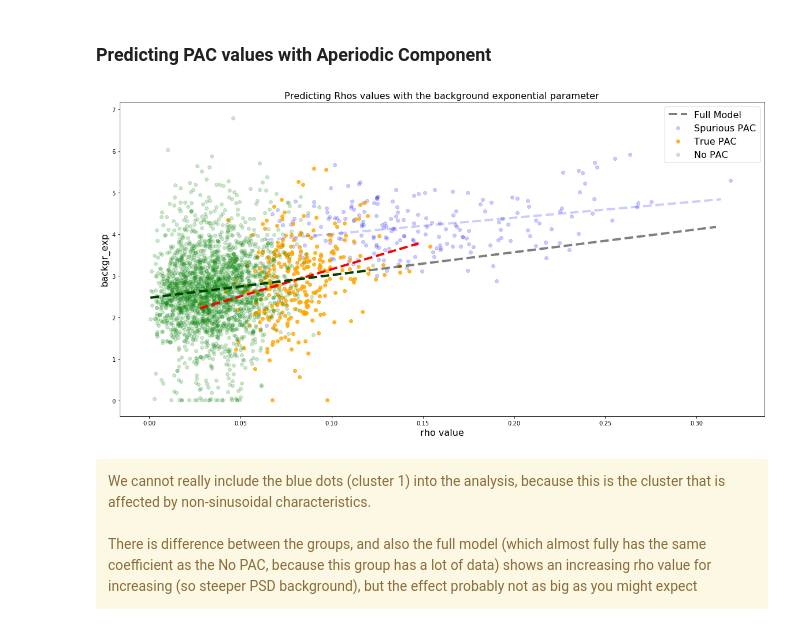
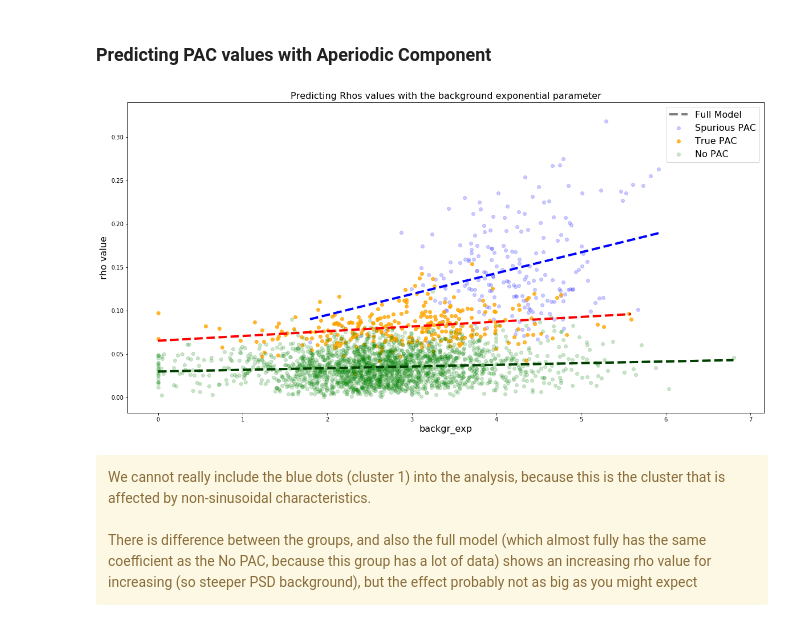
Before and after one commit to JaapVanDerAar/project_pac, a Jupyter notebook: pac_jupyter/4. Investigating the Aperiodic Component in PAC.ipynb, the cells around one changed output. Drawn from its saved outputs; the diff is of its cells as text; code cells hidden in the pictures.

```diff
--- a/pac_jupyter/4. Investigating the Aperiodic Component in PAC.ipynb
+++ b/pac_jupyter/4. Investigating the Aperiodic Component in PAC.ipynb
@@ -78,57 +83,57 @@ pac_rhos_nopac = features_df_nopac['pac_rhos_nopac'].values.reshape(-1,1)
 plt.figure(figsize=(20,10))
 
 # Cluster 0: scatter + linear regression
-plt.scatter(features_df[features_df['Clusters']==0]['pac_rhos'],
-           features_df[features_df['Clusters']==0]['backgr_exp'],
+plt.scatter(features_df[features_df['Clusters']==0]['backgr_exp'],
+            features_df[features_df['Clusters']==0]['pac_rhos'],
            color='blue', alpha =.2, label='Spurious PAC')
 
 reg1 = linear_model.LinearRegression()
-reg1.fit(pac_rhos_clus0, backgr_exp_clus0)
-xs = np.arange(min(pac_rhos_clus0), max(pac_rhos_clus0),0.01)
+reg1.fit(backgr_exp_clus0, pac_rhos_clus0)
+xs = np.arange(min(backgr_exp_clus0), max(backgr_exp_clus0),0.01)
 ys = reg1.intercept_[0] + reg1.coef_[0][0] * xs
-plt.plot(xs, ys, '--b', linewidth=4, alpha=.2)
+plt.plot(xs, ys, '--b', linewidth=4, alpha=1)
 
 # Cluster 1: scatter + linear regression
-plt.scatter(features_df[features_df['Clusters']==1]['pac_rhos'],
-           features_df[features_df['Clusters']==1]['backgr_exp'],
+plt.scatter(features_df[features_df['Clusters']==1]['backgr_exp'],
+            features_df[features_df['Clusters']==1]['pac_rhos'],
            color='orange', alpha =.8, label='True PAC')
 
 reg2 = linear_model.LinearRegression()
-reg2.fit(pac_rhos_clus1, backgr_exp_clus1)
-xs = np.arange(min(pac_rhos_clus1), max(pac_rhos_clus1),0.01)
+reg2.fit(backgr_exp_clus1, pac_rhos_clus1)
+xs = np.arange(min(backgr_exp_clus1), max(backgr_exp_clus1),0.01)
 ys = reg2.intercept_[0] + reg2.coef_[0][0] * xs
 plt.plot(xs, ys, '--r', linewidth=4, alpha=1)
 
 # No PAC: scatter + linear regression
-plt.scatter(features_df_nopac['pac_rhos_nopac'],
-           features_df_nopac['backgr_exp_nopac'],
+plt.scatter(features_df_nopac['backgr_exp_nopac'],
+            features_df_nopac['pac_rhos_nopac'],
            color='green', alpha =.2, label='No PAC')
 
 reg3 = linear_model.LinearRegression()
-reg3.fit(pac_rhos_nopac, backgr_exp_nopac)
-xs = np.arange(min(pac_rhos_nopac), max(pac_rhos_nopac),0.01)
+reg3.fit(backgr_exp_nopac, pac_rhos_nopac)
+xs = np.arange(min(backgr_exp_nopac), max(backgr_exp_nopac),0.01)
 ys = reg3.intercept_[0] + reg3.coef_[0][0] * xs
 plt.plot(xs, ys, '--g', linewidth=4, alpha=1)
 
 # Regression model on all combined
 # concatenate the three groups and reshape
 pac_rhos_comb = np.reshape(np.concatenate((pac_rhos_clus0, pac_rhos_clus1, pac_rhos_nopac), axis=None), [-1, 1])
 backgr_exp_comb = np.reshape(np.concatenate((backgr_exp_clus0, backgr_exp_clus1, backgr_exp_nopac), axis=None), [-1, 1])
 
 reg4= linear_model.LinearRegression()
-reg4.fit(pac_rhos_comb, backgr_exp_comb)
-xs = np.arange(min(pac_rhos_comb), max(pac_rhos_comb),0.01)
+reg4.fit(backgr_exp_comb, pac_rhos_comb)
+xs = np.arange(min(backgr_exp_comb), max(backgr_exp_comb),0.01)
 ys = reg3.intercept_[0] + reg3.coef_[0][0] * xs
 plt.plot(xs, ys, '--k', linewidth=4, label='Full Model', alpha=.5)
 
 
 plt.title('Predicting Rhos values with the background exponential parameter', fontsize=16)
-plt.xlabel('rho value', fontsize=16)
-plt.ylabel('backgr_exp', fontsize=16)
+plt.xlabel('backgr_exp', fontsize=16)
+plt.ylabel('rho value', fontsize=16)
 plt.legend(fontsize=16)
 plt.show()
 # %% [output]
-[figure, old version]
+[figure, new version]
 # %% [markdown]
 <div class="alert alert-warning">
 We cannot really include the blue dots (cluster 1) into the analysis, because this is the cluster that is affected by non-sinusoidal characteristics.
```
Also changed, not shown: parts of 4 cells of this notebook.
